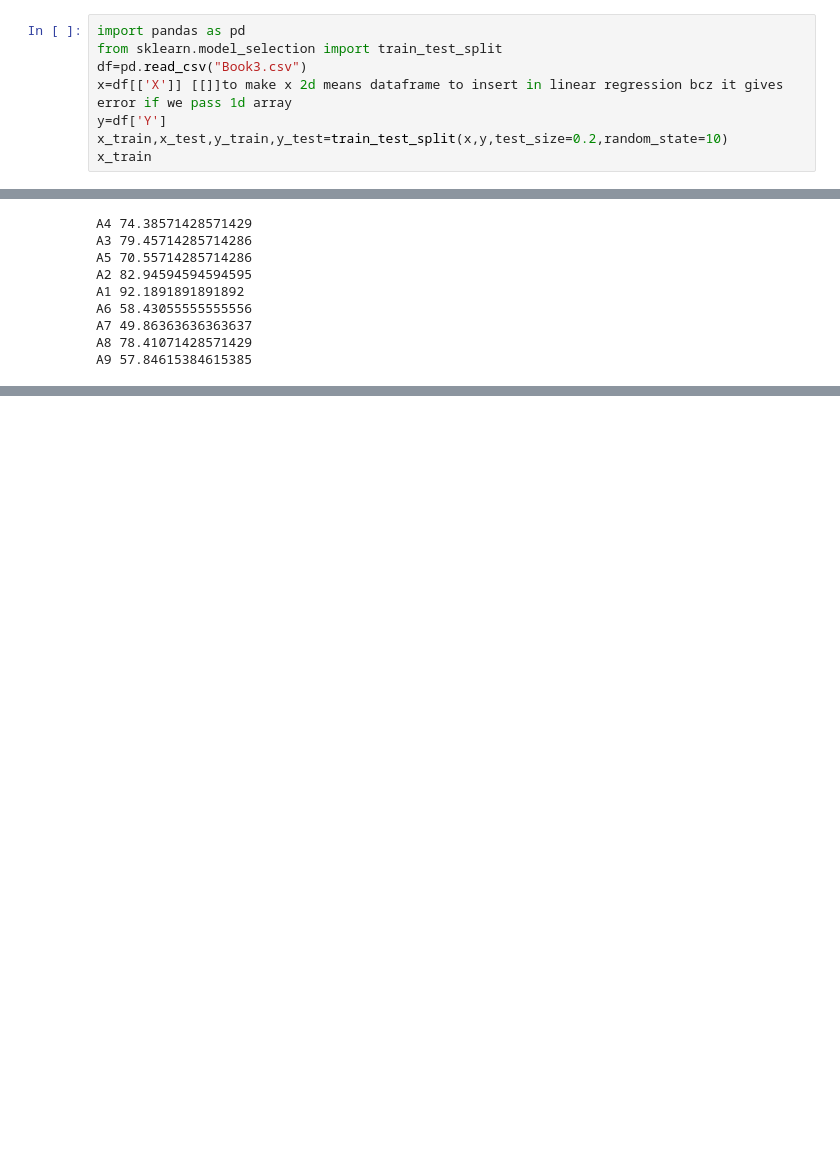
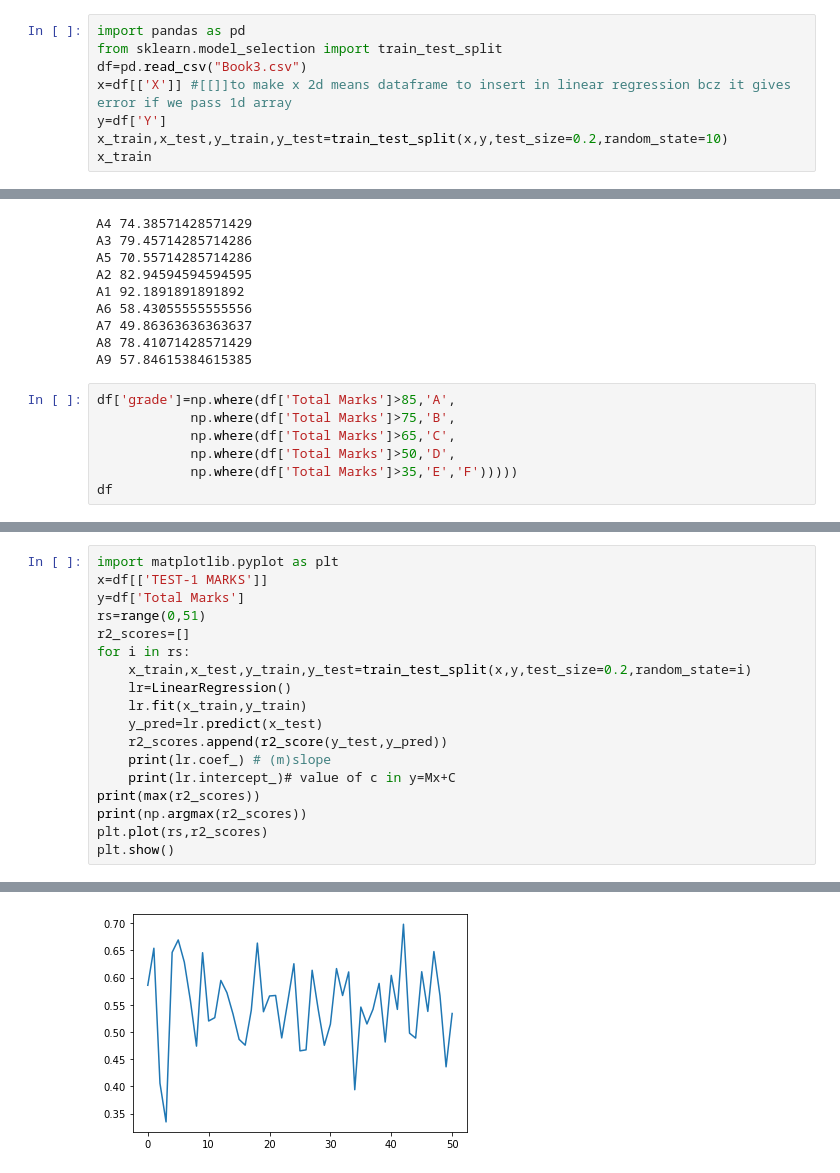
Before and after one commit to Ashutoshgt1/Python, a Jupyter notebook: Machine Learning/p-1.ipynb, the cells around one changed output, grey strips where cells are left out. Saved outputs shown, nothing was run; the diff lists cells and outputs as text; blank space fills up the shorter version.

```diff
--- a/Machine Learning/p-1.ipynb
+++ b/Machine Learning/p-1.ipynb
@@ -2,7 +2,7 @@
 import pandas as pd
 from sklearn.model_selection import train_test_split
 df=pd.read_csv("Book3.csv")
-x=df[['X']] [[]]to make x 2d means dataframe to insert in linear regression bcz it gives error if we pass 1d array
+x=df[['X']] #[[]]to make x 2d means dataframe to insert in linear regression bcz it gives error if we pass 1d array
 y=df['Y']
 x_train,x_test,y_train,y_test=train_test_split(x,y,test_size=0.2,random_state=10)
 x_train
@@ -203,3 +203,10 @@ A6 58.43055555555556
 A7 49.86363636363637
 A8 78.41071428571429
 A9 57.84615384615385
+# %%
+df['grade']=np.where(df['Total Marks']>85,'A',
+            np.where(df['Total Marks']>75,'B',
+            np.where(df['Total Marks']>65,'C',
+            np.where(df['Total Marks']>50,'D',
+            np.where(df['Total Marks']>35,'E','F')))))
+df
@@ -205,0 +227,19 @@ A9 57.84615384615385
+# %%
+import matplotlib.pyplot as plt
+x=df[['TEST-1 MARKS']]
+y=df['Total Marks']
+rs=range(0,51)
+r2_scores=[]
+for i in rs:
+    x_train,x_test,y_train,y_test=train_test_split(x,y,test_size=0.2,random_state=i)
+    lr=LinearRegression()
+    lr.fit(x_train,y_train)
+    y_pred=lr.predict(x_test)
+    r2_scores.append(r2_score(y_test,y_pred))
+    print(lr.coef_) # (m)slope
+    print(lr.intercept_)# value of c in y=Mx+C
+print(max(r2_scores))
+print(np.argmax(r2_scores))
+plt.plot(rs,r2_scores)
+plt.show()
+# %% [output]
@@ -205,0 +263 @@ A9 57.84615384615385
+[figure, added]
```
Also changed, not shown: parts of 16 cells of this notebook, 2 other files.
